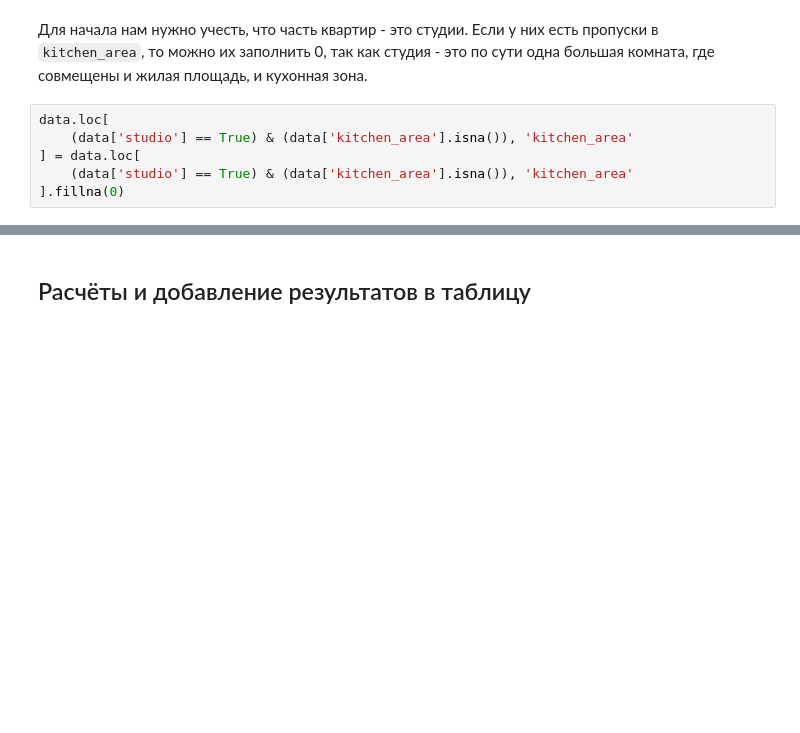
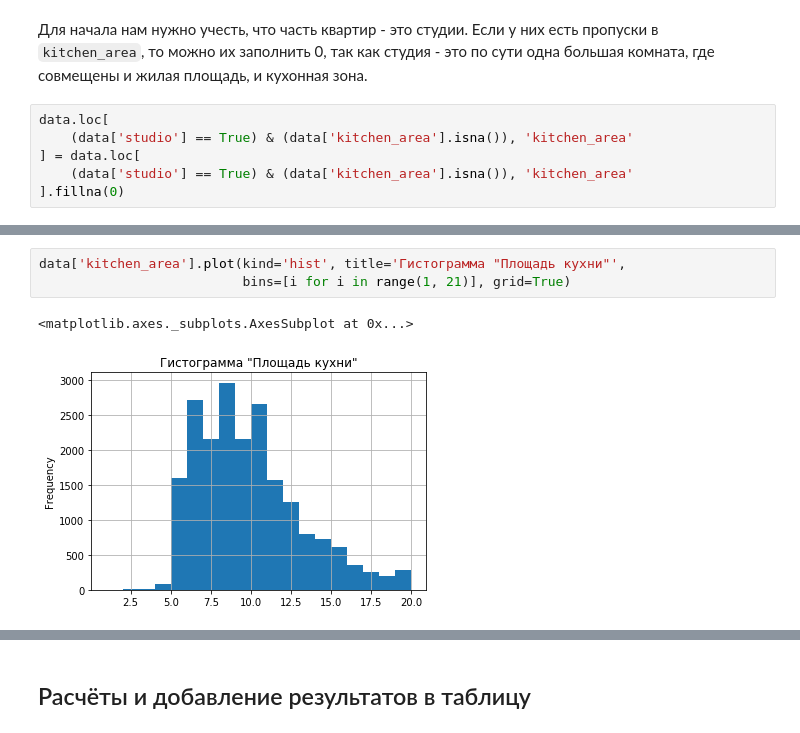
Before and after one commit to mazor86/praktikum_data_science, a Jupyter notebook: sprint_04/mazor86_sprint_04.ipynb, the cells around one changed output, grey strips where cells are left out. Cells and saved outputs as stored; diff of their text form; blank space fills up the shorter version.

```diff
--- a/sprint_04/mazor86_sprint_04.ipynb
+++ b/sprint_04/mazor86_sprint_04.ipynb
@@ -488 +502,7 @@ data.loc[
+# %%
+data['kitchen_area'].plot(kind='hist', title='Гистограмма "Площадь кухни"',
+                          bins=[i for i in range(1, 21)], grid=True)
+# %% [output]
+<matplotlib.axes._subplots.AxesSubplot at 0x...>
+[figure, added]
 # %% [markdown]
```
Also changed, not shown: parts of 16 cells of this notebook.
